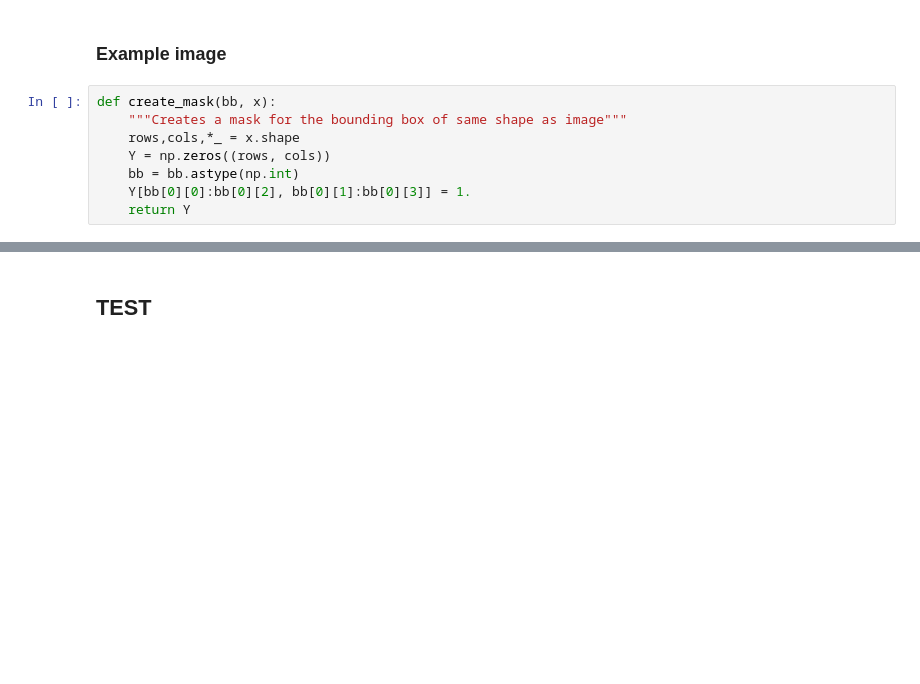
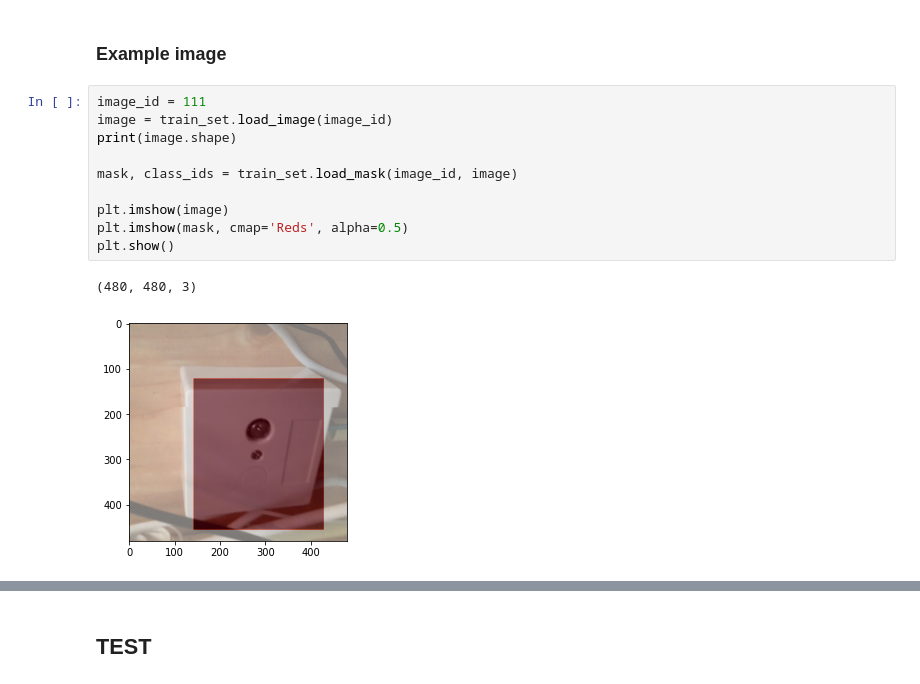
Before and after one commit to wolfsinem/socketRecognizer, a Jupyter notebook: train_model.ipynb, the cells around one changed output, grey strips where cells are left out. Drawn from its saved outputs; the diff is of its cells as text; blank space fills up the shorter version.

```diff
--- a/train_model.ipynb
+++ b/train_model.ipynb
@@ -54,11 +63,16 @@ print("There are: {} validation images".format(len(test_set.image_ids)))
 There are: 800 validation images
 # %% [markdown]
 ### Example image
-# %%
-def create_mask(bb, x):
-    """Creates a mask for the bounding box of same shape as image"""
-    rows,cols,*_ = x.shape
-    Y = np.zeros((rows, cols))
-    bb = bb.astype(np.int)
-    Y[bb[0][0]:bb[0][2], bb[0][1]:bb[0][3]] = 1.
-    return Y
+# %%
+image_id = 111
+image = train_set.load_image(image_id)
+print(image.shape)
+
+mask, class_ids = train_set.load_mask(image_id, image)
+
+plt.imshow(image)
+plt.imshow(mask, cmap='Reds', alpha=0.5)
+plt.show()
+# %% [output]
+(480, 480, 3)
+[figure, added]
```
Also changed, not shown: parts of 15 cells of this notebook.
